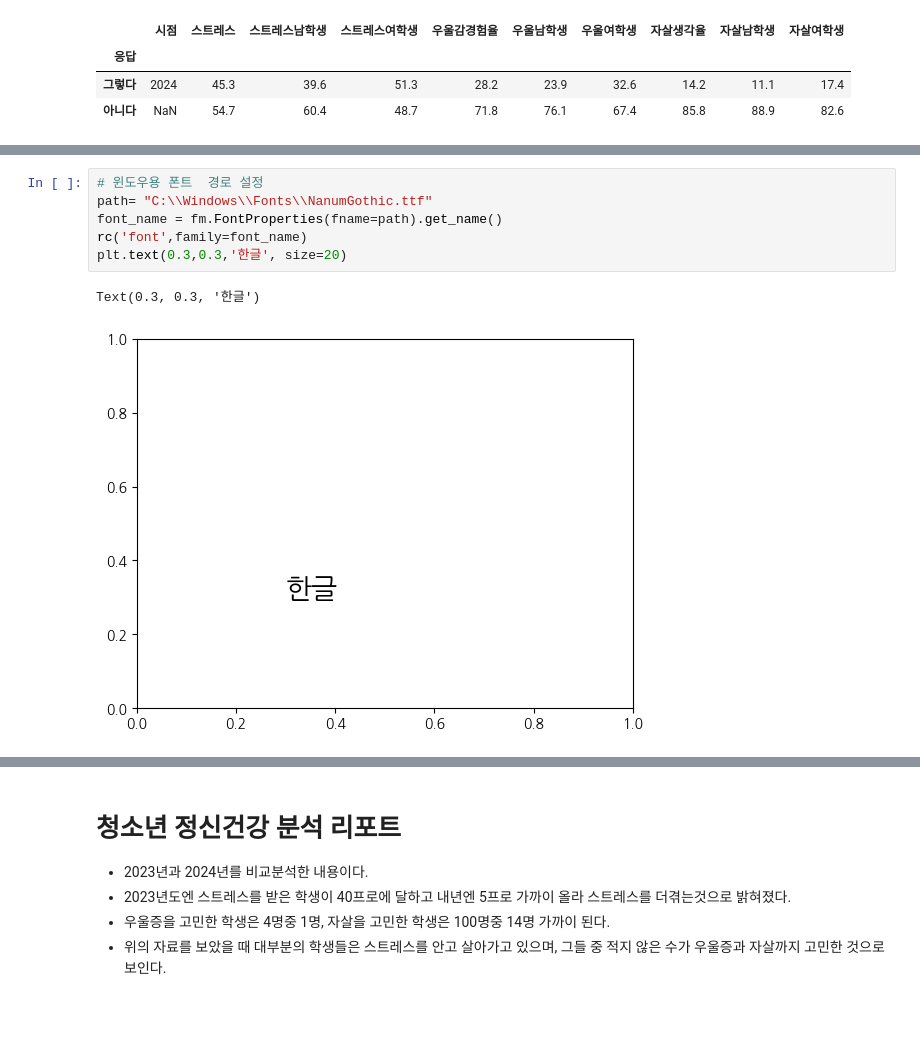
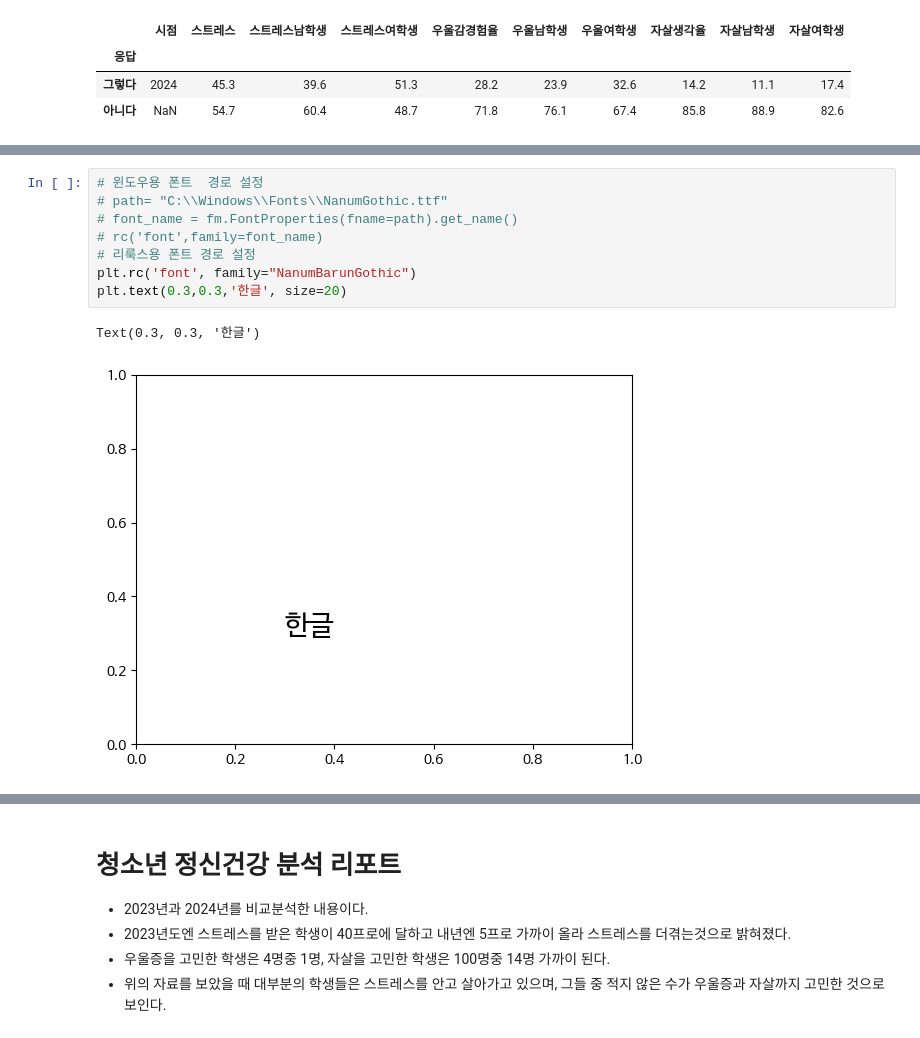
Before and after one commit to gi-yun/2025_PknuStudy_giyun, a Jupyter notebook: py11-5.ipynb, the cells around one changed output, grey strips where cells are left out. Cells and saved outputs as stored; diff of their text form; blank space fills up the shorter version.

```diff
--- a/py11-5.ipynb
+++ b/py11-5.ipynb
@@ -100,12 +104,14 @@ fontlist
 # %%
 # 윈도우용 폰트  경로 설정
-path= "C:\\Windows\\Fonts\\NanumGothic.ttf"
-font_name = fm.FontProperties(fname=path).get_name()
-rc('font',family=font_name)
+# path= "C:\\Windows\\Fonts\\NanumGothic.ttf"
+# font_name = fm.FontProperties(fname=path).get_name()
+# rc('font',family=font_name)
+# 리룩스용 폰트 경로 설정
+plt.rc('font', family="NanumBarunGothic")
 plt.text(0.3,0.3,'한글', size=20)
 # %% [output]
 Text(0.3, 0.3, '한글')
-[figure, old version]
+[figure, new version]
 # %%
 ori['스트레스'].astype(float).plot.pie(explode = [0,0.02])
 ori2['스트레스'].astype(float).plot.pie(explode = [0,0.02])
```
Also changed, not shown: parts of 4 cells of this notebook, 9 other files.
